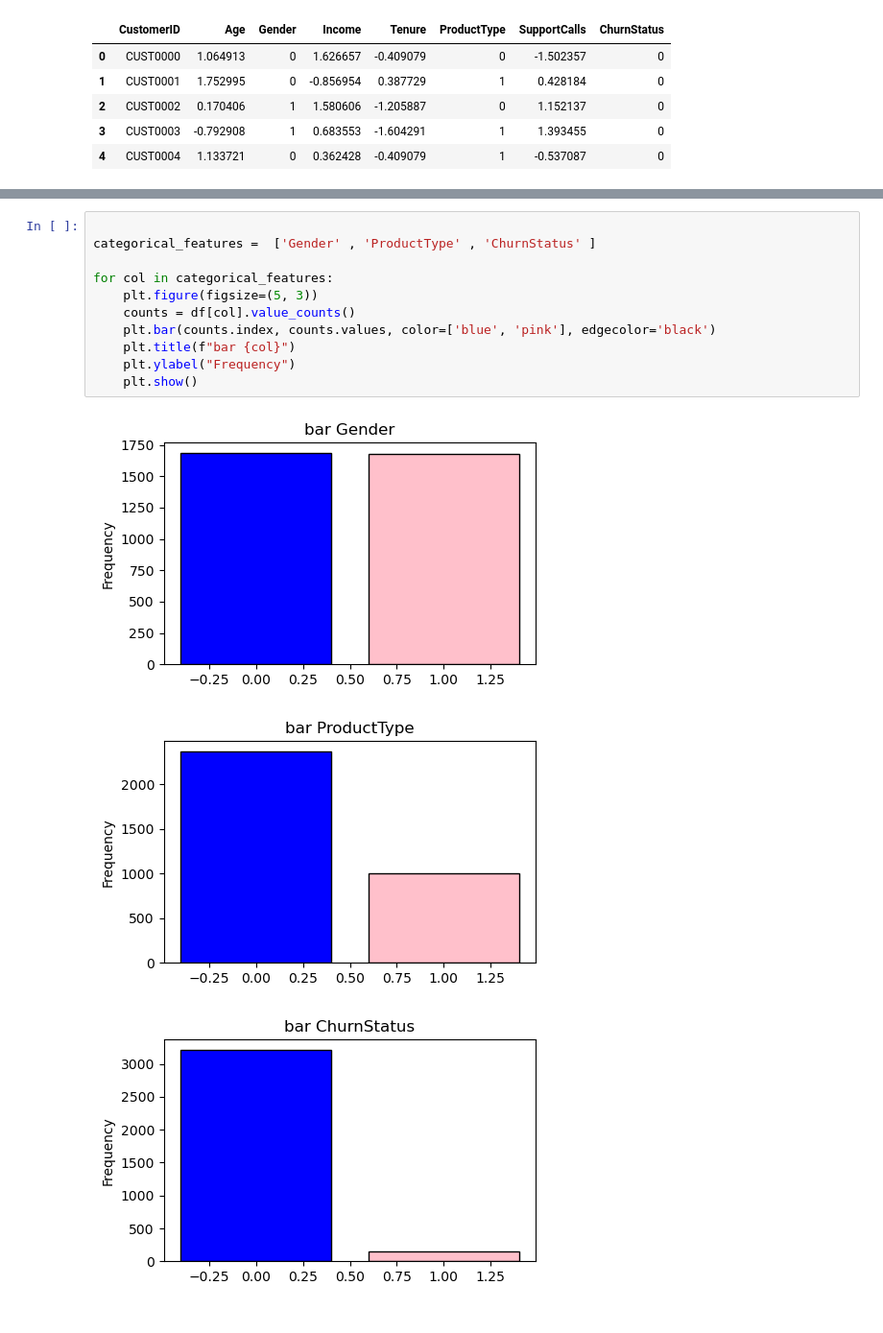
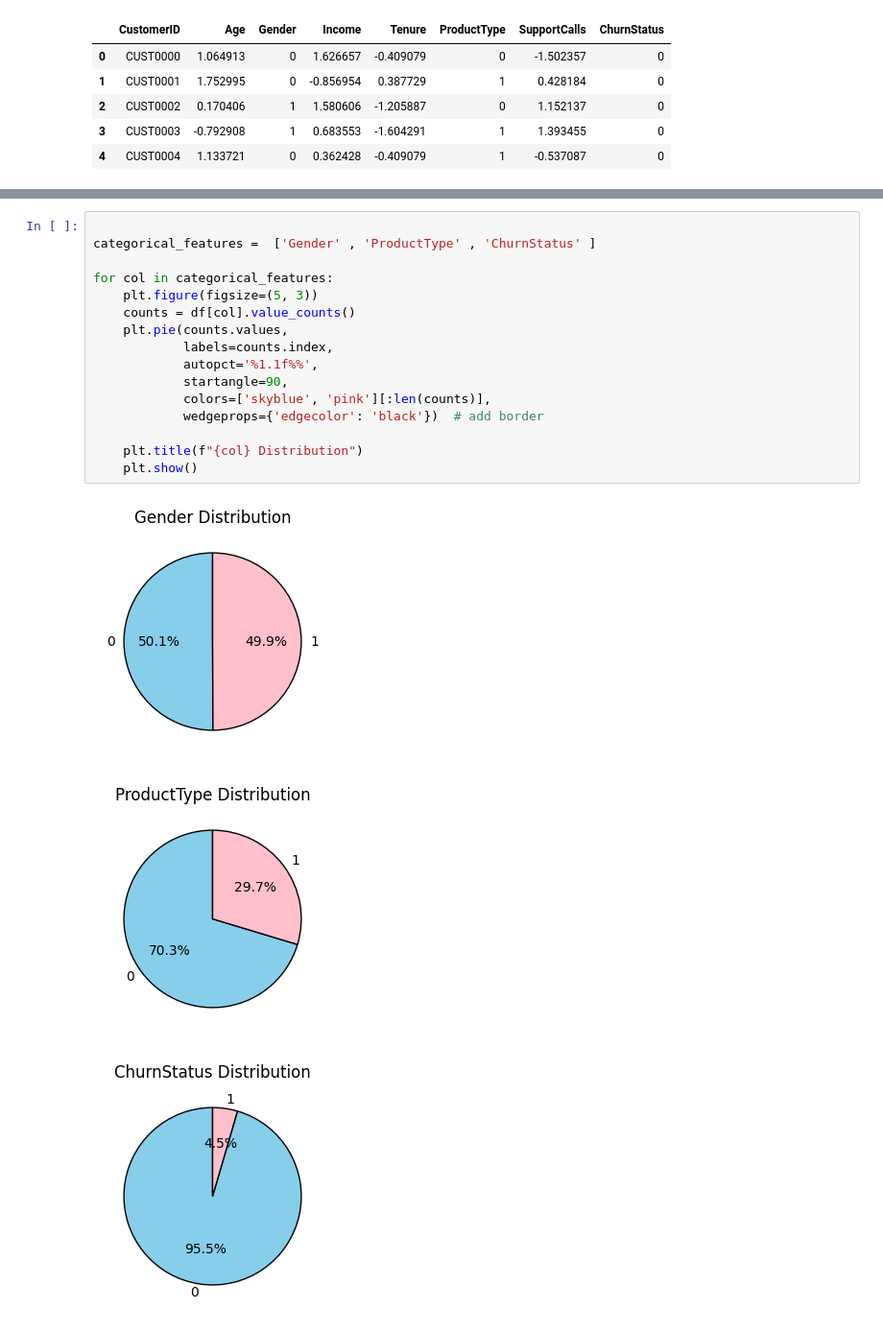
Before and after one commit to Anasbarghouthi/machine-learning, a Jupyter notebook: Assignment.ipynb, the cells around one changed output, grey strips where cells are left out. Shown: that part at 96% size. Drawn from its saved outputs; the diff is of its cells as text.

```diff
--- a/Assignment.ipynb
+++ b/Assignment.ipynb
@@ -159,18 +158,23 @@ for col in numeric_features:
 # %%
 
 categorical_features =  ['Gender' , 'ProductType' , 'ChurnStatus' ]
 
 for col in categorical_features:
     plt.figure(figsize=(5, 3))
     counts = df[col].value_counts()
-    plt.bar(counts.index, counts.values, color=['blue', 'pink'], edgecolor='black')
-    plt.title(f"bar {col}")
-    plt.ylabel("Frequency")
+    plt.pie(counts.values,
+            labels=counts.index,
+            autopct='%1.1f%%',
+            startangle=90,
+            colors=['skyblue', 'pink'][:len(counts)],
+            wedgeprops={'edgecolor': 'black'})  # add border
+
+    plt.title(f"{col} Distribution")
     plt.show()
 # %% [output]
-[figure, old version]
+[figure, new version]
-[figure, old version]
+[figure, new version]
-[figure, old version]
+[figure, new version]
 # %%
 
 for col in numeric_features :
```
Also changed, not shown: parts of 8 cells of this notebook, 1 other file.
